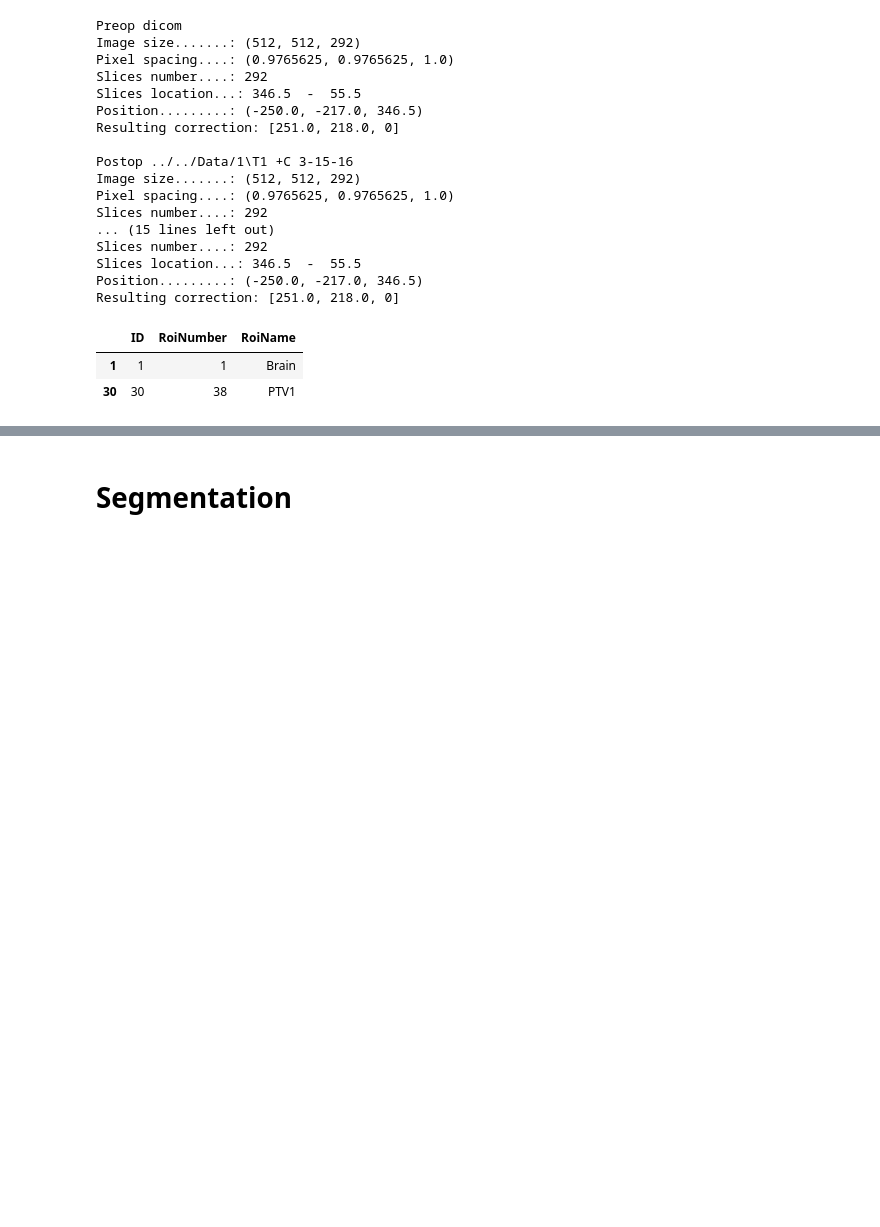
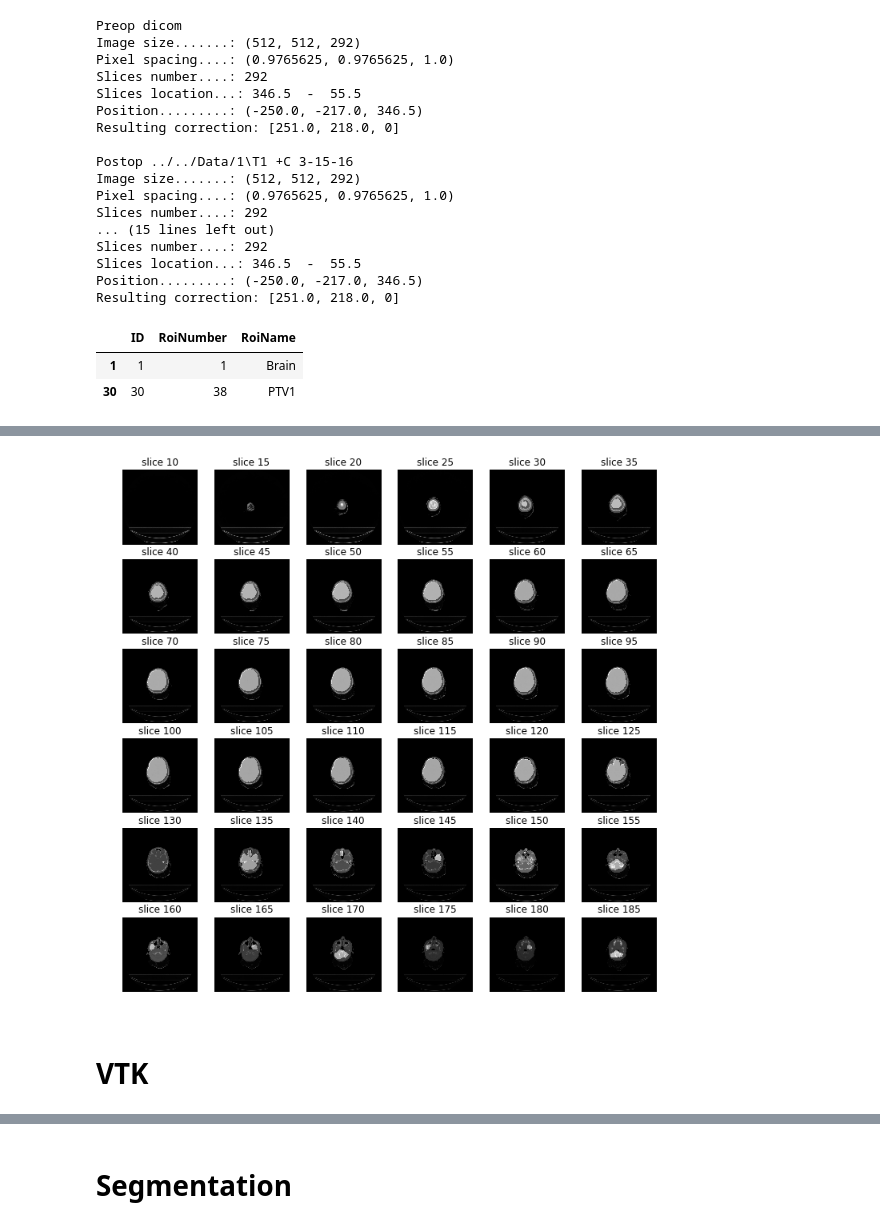
Before and after one commit to CarolineMagg/KidsBrainProject, a Jupyter notebook: data_preprocessing/active_contour_draft.ipynb, the cells around one changed output, grey strips where cells are left out. Drawn from its saved outputs; the diff is of its cells as text; code cells hidden in the pictures; blank space fills up the shorter version.

```diff
--- a/data_preprocessing/active_contour_draft.ipynb
+++ b/data_preprocessing/active_contour_draft.ipynb
@@ -129,0 +136,10 @@ data.show_overlays(ind,struct)
+# %%
+#img = data.get_post_images()[1]
+img = data.get_pre_images()
+contour_init = data.create_contour_overlay(struct)
+toshow = [cv2.addWeighted(img[idx].astype(np.uint16), 1.0, x, 0.6, 0) for idx, x in enumerate(contour_init)]
+data.show_slices2D(toshow, show_every=5)
+# %% [output]
+[figure, added]
+# %% [markdown]
+# VTK
```
Also changed, not shown: parts of 13 cells of this notebook, 2 other files.
